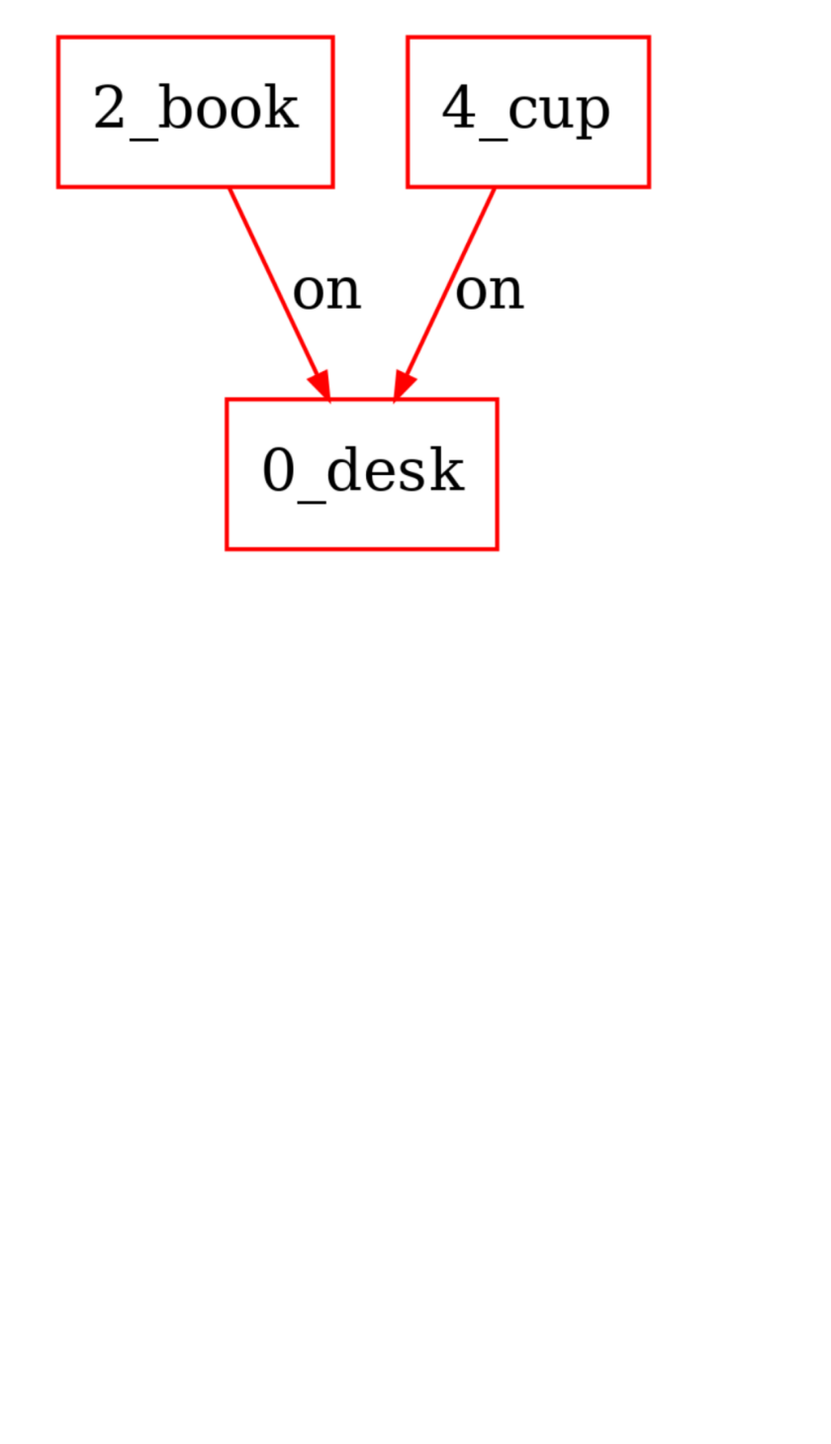
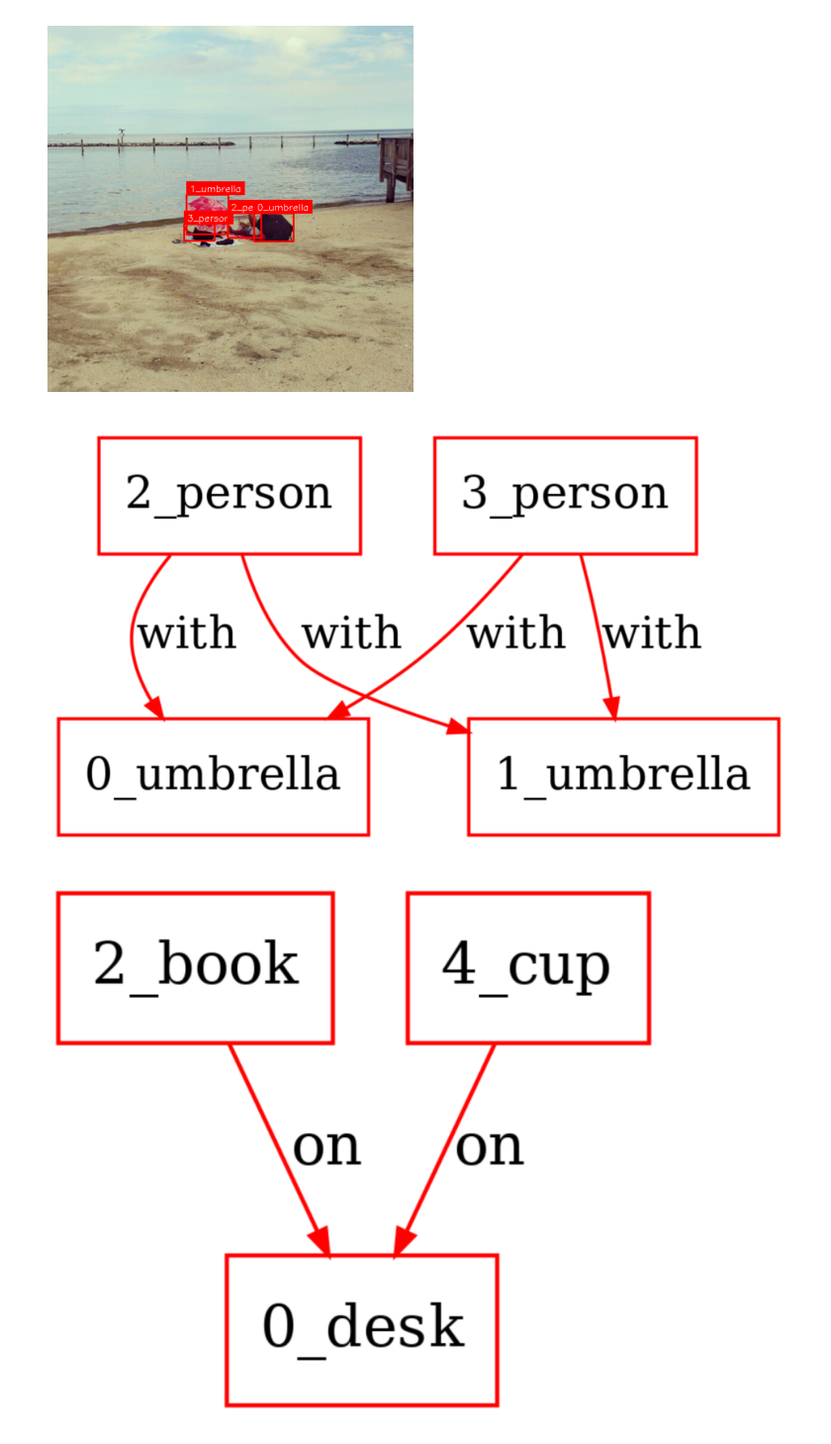
Before and after one commit to Maelic/OpenVocSGG, a Jupyter notebook: data_RLIPV2.ipynb, the cells around one changed output. Shown at 99% size. Cells and saved outputs as stored; diff of their text form; code cells hidden in the pictures; blank space fills up the shorter version.

```diff
--- a/data_RLIPV2.ipynb
+++ b/data_RLIPV2.ipynb
@@ -99,3 +136,35 @@ plt.show()
+# %%
+to_remove = []
+img_data = [i for i in data if i['image_id'] == img_num][0]
+
+current_rels = []
+for r in img_data['relationships']:
+    if r['predicate'] == None:
+        to_remove.append(r)
+        print(r)
+
+    if (r['subject_id'], r['object_id']) not in current_rels:
+        current_rels.append((r['subject_id'], r['object_id']))
+    else:
+        to_remove.append(r)
+
+img_data['relationships'] = [x for x in img_data['relationships'] if x not in to_remove]
+
+img_graph, img_boxes = visualize_graph(img_data['relationships'], img_data['objects'], img)
+
+# visualize the box image
+plt.imshow(img_boxes)
+plt.axis('off')
+plt.show()
+
+# visualize the graph
+fig = plt.figure(figsize=(12, 12))
+plt.imshow(img_graph)
+plt.axis('off')
+plt.show()
+# %% [output]
+[figure, added]
+[figure, added]
 # %%
 # visualize the graph
 fig = plt.figure(figsize=(20, 20))
```
Also changed, not shown: parts of 7 cells of this notebook, 7 other files.
